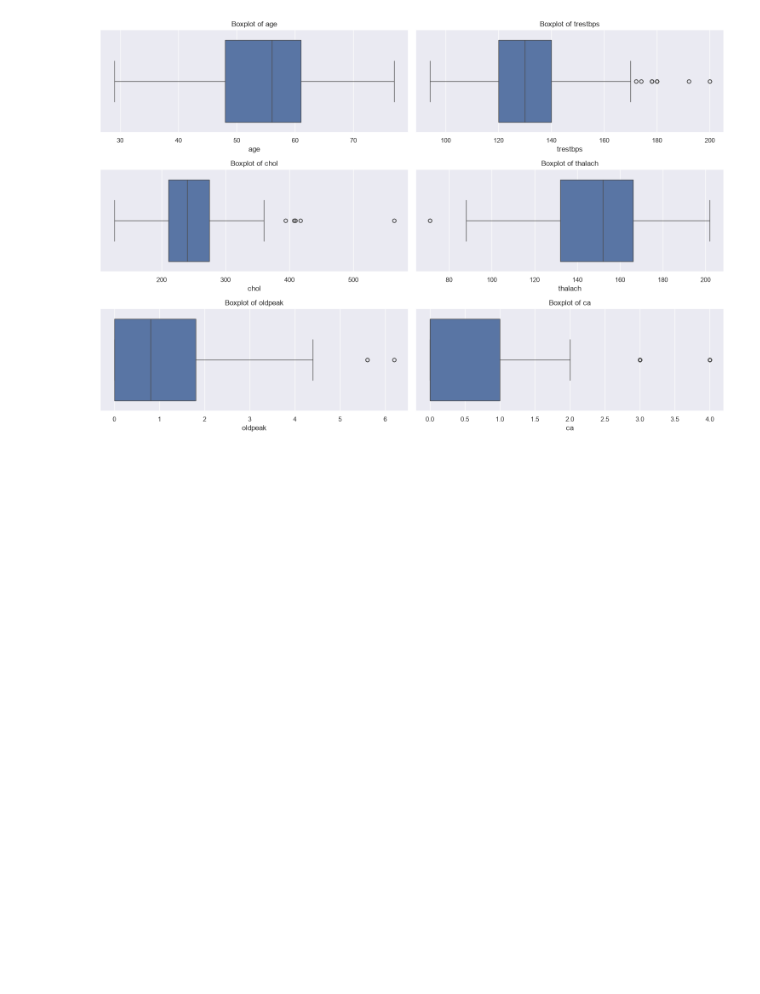
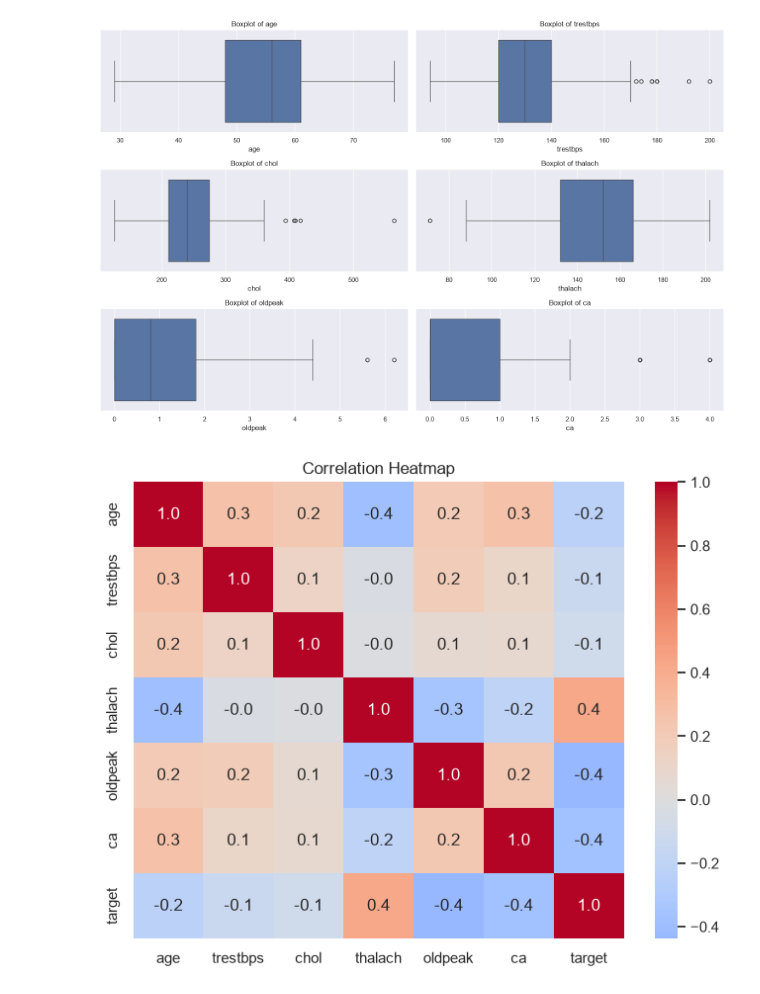
Before and after one commit to Dilshan7704/Medical-Healthcare-Assistant, a Jupyter notebook: notebook_file/Heart_Disease_Prediction.ipynb, the cells around one changed output. Drawn from its saved outputs; the diff is of its cells as text; code cells hidden in the pictures; blank space fills up the shorter version.

```diff
--- a/notebook_file/Heart_Disease_Prediction.ipynb
+++ b/notebook_file/Heart_Disease_Prediction.ipynb
@@ -152,3 +152,18 @@ plt.tight_layout()
 plt.show()
 # %% [output]
 [figure]
+# %%
+plt.figure(figsize=(8, 6))
+
+sns.heatmap(
+    df[numerical_features + ['target']].corr(),
+    annot=True,
+    cmap='coolwarm',
+    center=0,
+    fmt='.1f'
+)
+
+plt.title('Correlation Heatmap')
+plt.show()
+# %% [output]
+[figure, added]
```
